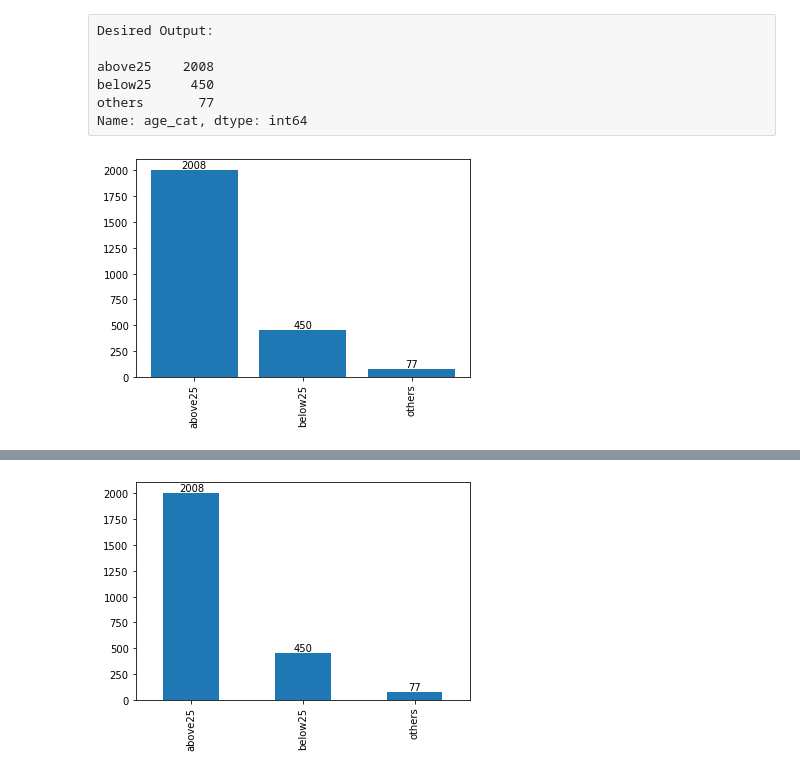
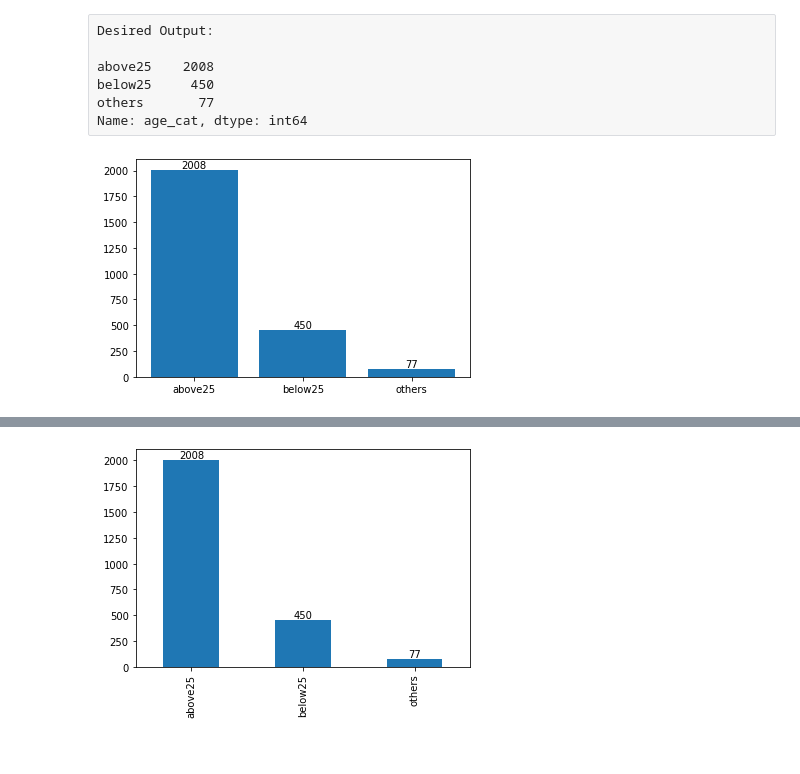
Before and after one commit to abdullahalistunca/DVwPy, a Jupyter notebook: Assignment-1 (PoliceKillingUS-Matplotlib)-Student.ipynb, the cells around one changed output, grey strips where cells are left out. Drawn from its saved outputs; the diff is of its cells as text; code cells hidden in the pictures.

```diff
--- a/Assignment-1 (PoliceKillingUS-Matplotlib)-Student.ipynb
+++ b/Assignment-1 (PoliceKillingUS-Matplotlib)-Student.ipynb
@@ -349,13 +336,12 @@ Name: age_cat, dtype: int64
 # %%
 # With Matplolib
 
 # YOUR CODE IS HERE
 fig, ax = plt.subplots()
 ax.bar(kill["age_cat"].value_counts().index,kill["age_cat"].value_counts().values)
-ax.bar_label(ax.containers[0], size = 10,label_type="edge")
-ax.set_xticklabels(kill["age_cat"].value_counts()[:7].index, rotation=90);
+ax.bar_label(ax.containers[0], size = 10,label_type="edge");
 # %% [output]
-[figure, old version]
+[figure, new version]
 # %% [markdown]
 Desired Output:
 
```
Also changed, not shown: parts of 5 cells of this notebook.
